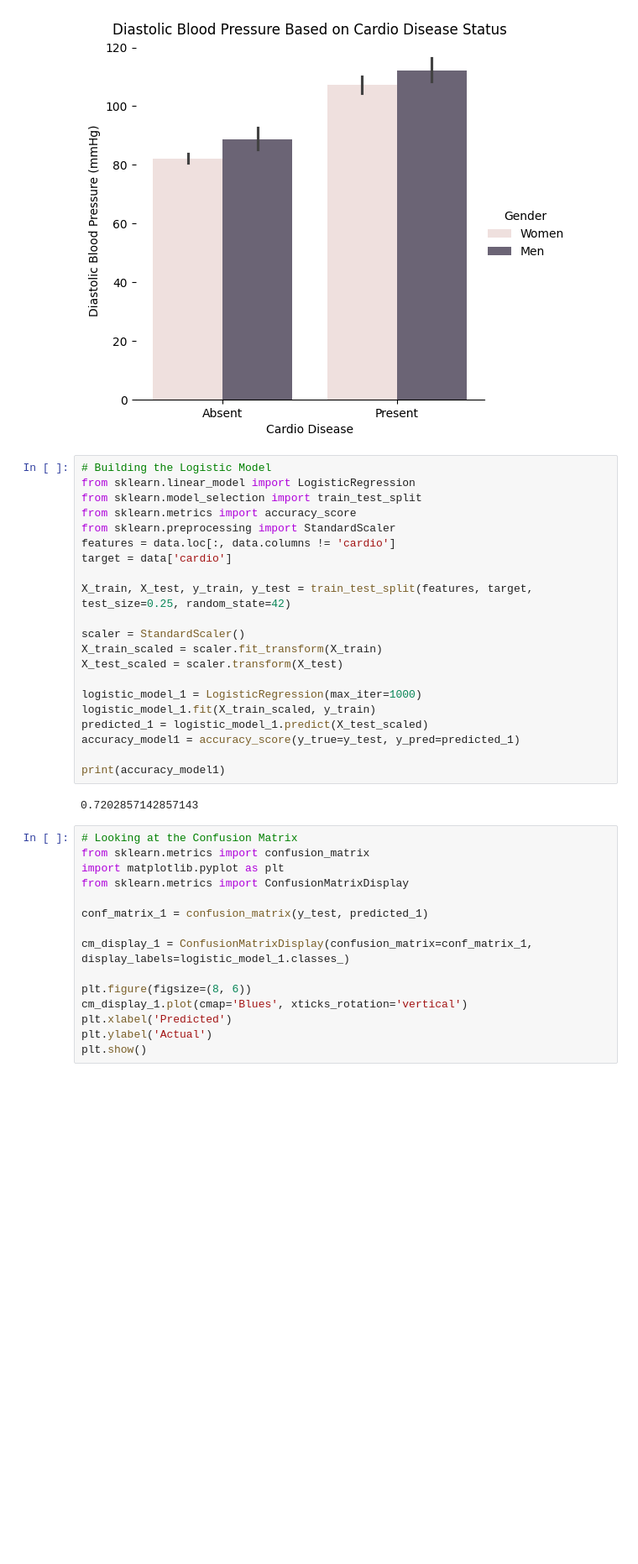
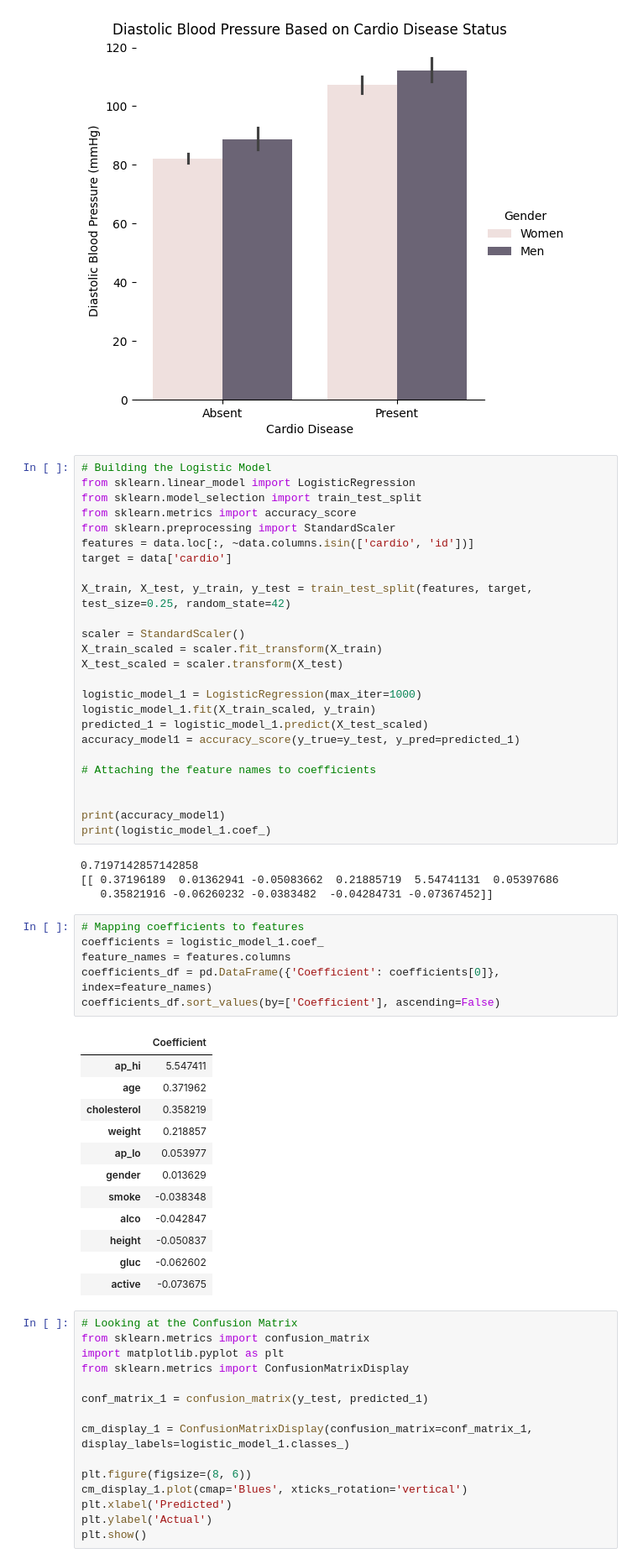
Before and after one commit to kevinwguo/216Project, a Jupyter notebook: Prototype.ipynb, the cells around one changed output. Shown: that part at 84% size. Cells and saved outputs as stored; diff of their text form; blank space fills up the shorter version.

```diff
--- a/Prototype.ipynb
+++ b/Prototype.ipynb
@@ -52,7 +53,7 @@ from sklearn.linear_model import LogisticRegression
 from sklearn.model_selection import train_test_split
 from sklearn.metrics import accuracy_score
 from sklearn.preprocessing import StandardScaler
-features = data.loc[:, data.columns != 'cardio']
+features = data.loc[:, ~data.columns.isin(['cardio', 'id'])]
 target = data['cardio']
 
 X_train, X_test, y_train, y_test = train_test_split(features, target, test_size=0.25, random_state=42)
@@ -66,9 +67,34 @@ logistic_model_1.fit(X_train_scaled, y_train)
 predicted_1 = logistic_model_1.predict(X_test_scaled)
 accuracy_model1 = accuracy_score(y_true=y_test, y_pred=predicted_1)
 
+# Attaching the feature names to coefficients
+
+
 print(accuracy_model1)
+print(logistic_model_1.coef_)
 # %% [output]
-0.7202857142857143
+0.7197142857142858
+[[ 0.37196189  0.01362941 -0.05083662  0.21885719  5.54741131  0.05397686
+   0.35821916 -0.06260232 -0.0383482  -0.04284731 -0.07367452]]
+# %%
+# Mapping coefficients to features
+coefficients = logistic_model_1.coef_
+feature_names = features.columns
+coefficients_df = pd.DataFrame({'Coefficient': coefficients[0]}, index=feature_names)
+coefficients_df.sort_values(by=['Coefficient'], ascending=False)
+# %% [output]
+|  | Coefficient |
+| ap_hi | 5.547411 |
+| age | 0.371962 |
+| cholesterol | 0.358219 |
+| weight | 0.218857 |
+| ap_lo | 0.053977 |
+| gender | 0.013629 |
+| smoke | -0.038348 |
+| alco | -0.042847 |
+| height | -0.050837 |
+| gluc | -0.062602 |
+| active | -0.073675 |
 # %%
 # Looking at the Confusion Matrix
 from sklearn.metrics import confusion_matrix
```
Also changed, not shown: parts of 7 cells of this notebook.
